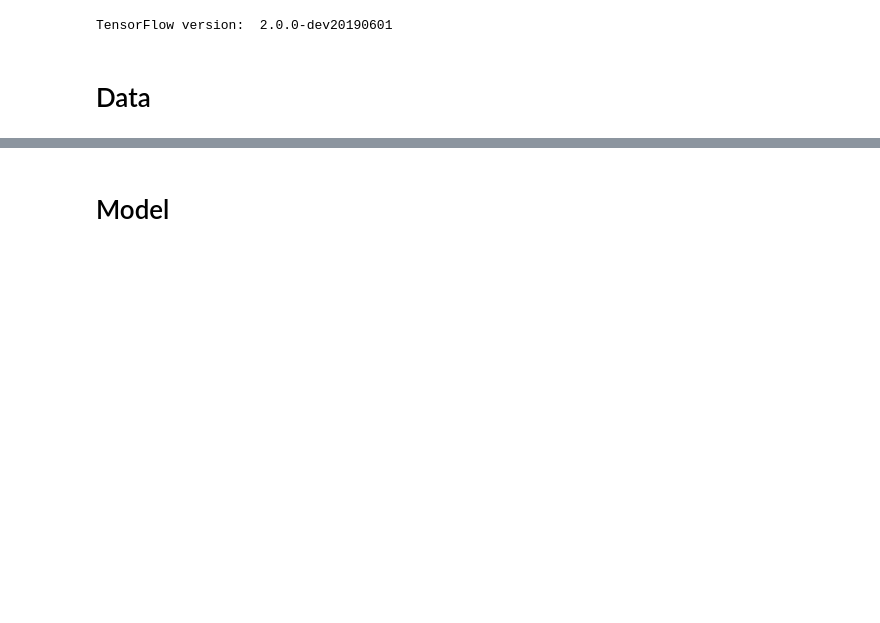
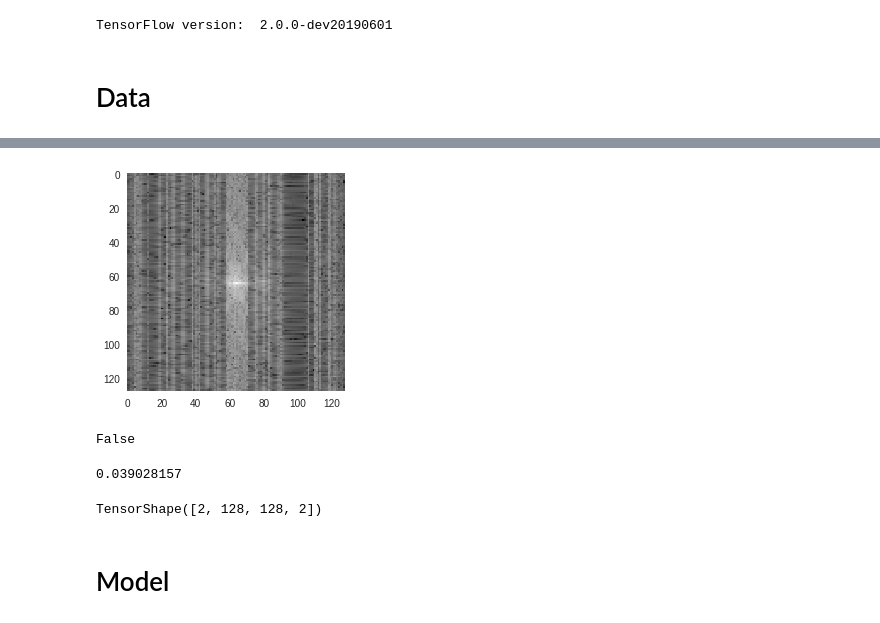
Before and after one commit to alexwal/cs230-project, a Jupyter notebook: MRI_reconstruction_example/train_automap_model_on_fastmri_dataset.ipynb, the cells around one changed output, grey strips where cells are left out. Drawn from its saved outputs; the diff is of its cells as text; code cells hidden in the pictures; blank space fills up the shorter version.

```diff
--- a/MRI_reconstruction_example/train_automap_model_on_fastmri_dataset.ipynb
+++ b/MRI_reconstruction_example/train_automap_model_on_fastmri_dataset.ipynb
@@ -89,0 +157,6 @@ first_train_batch = next(iter(train_dataset))
+# %%
+fft = utils.fastmri.combine_two_channels_of_complex_tensor(first_test_batch[0][0]).numpy()
+
+utils.plot.imshowfft(fft)
+# %% [output]
+[figure, added]
@@ -90,3 +165,19 @@ first_train_batch = next(iter(train_dataset))
+# %%
+np.allclose(first_test_batch[1][0], fftimg, atol=1e-3)
+# %% [output]
+False
+# %%
+utils.signal_processing.mean_square_error(
+    tf.abs(utils.signal_processing.tf_ifft2d(
+        utils.fastmri.combine_two_channels_of_complex_tensor(
+            first_test_batch[0][0]))).numpy().squeeze(),
+    img.numpy())
+# %% [output]
+0.039028157
+# %%
+first_test_batch[0].shape
+# %% [output]
+TensorShape([2, 128, 128, 2])
 # %% [markdown]
 # Model
 # %%
```
Also changed, not shown: parts of 14 cells of this notebook, 2 other files.
